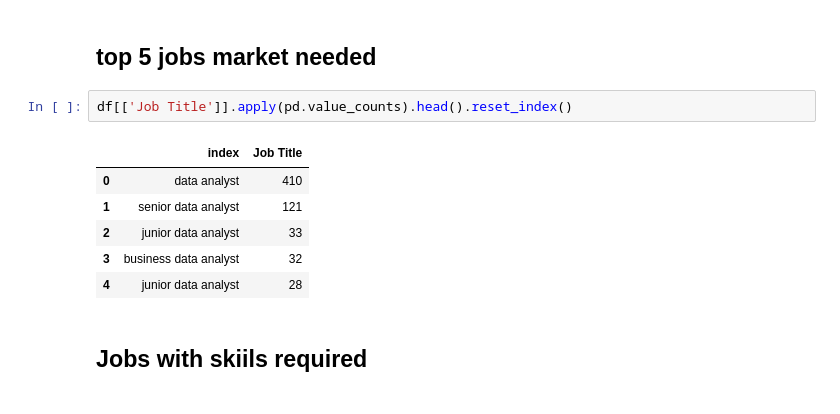
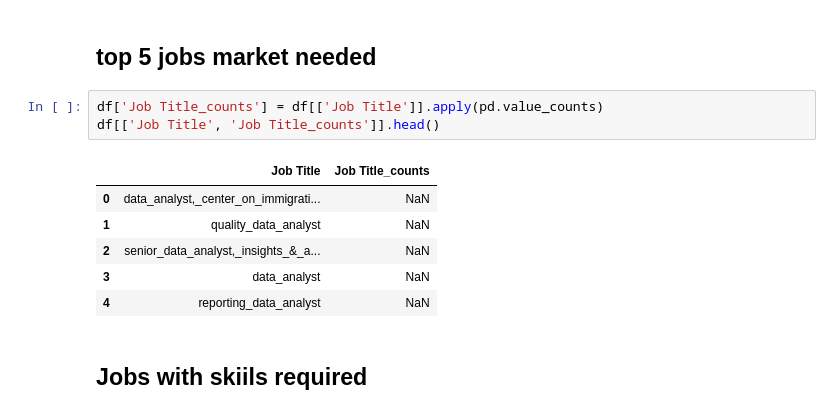
Before and after one commit to MINAADELMARKOS/Data_Opportunites_Analysis, a Jupyter notebook: Data_Opportunites_Analysis.ipynb, the cells around one changed output. Saved outputs shown, nothing was run; the diff lists cells and outputs as text.

```diff
--- a/Data_Opportunites_Analysis.ipynb
+++ b/Data_Opportunites_Analysis.ipynb
@@ -694,14 +750,15 @@ df[['python', 'excel', 'sql','dash', 'spark', 'tableau', 'git']].apply(pd.value_
 # %% [markdown]
 ## **top 5 jobs market needed**
 # %%
-df[['Job Title']].apply(pd.value_counts).head().reset_index()
+df['Job Title_counts'] = df[['Job Title']].apply(pd.value_counts)
+df[['Job Title', 'Job Title_counts']].head()
 # %% [output]
-|  | index | Job Title |
-| 0 | data analyst | 410 |
-| 1 | senior data analyst | 121 |
-| 2 | junior data analyst | 33 |
-| 3 | business data analyst | 32 |
-| 4 | junior data analyst | 28 |
+|  | Job Title | Job Title_counts |
+| 0 | data_analyst,_center_on_immigrati... | NaN |
+| 1 | quality_data_analyst | NaN |
+| 2 | senior_data_analyst,_insights_&_a... | NaN |
+| 3 | data_analyst | NaN |
+| 4 | reporting_data_analyst | NaN |
 # %% [markdown]
 ## **Jobs with skiils required**
 # %%
```
Also changed, not shown: parts of 27 cells of this notebook.
